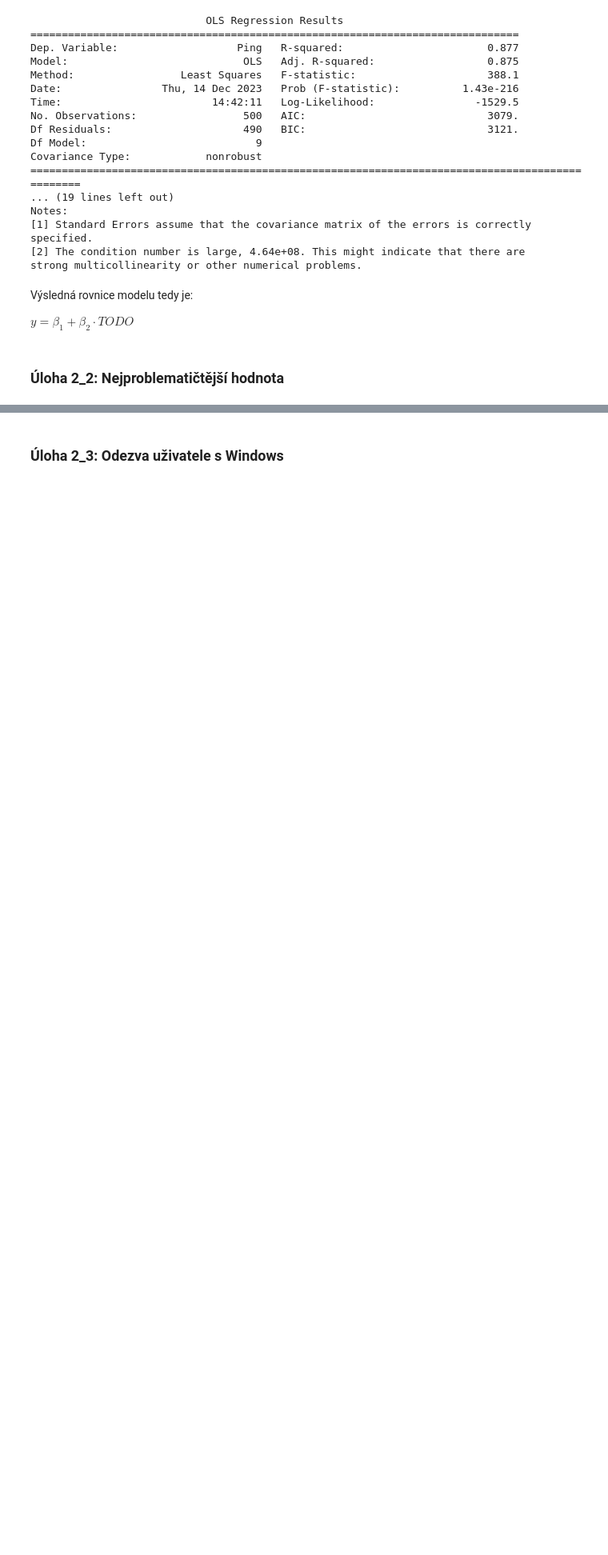
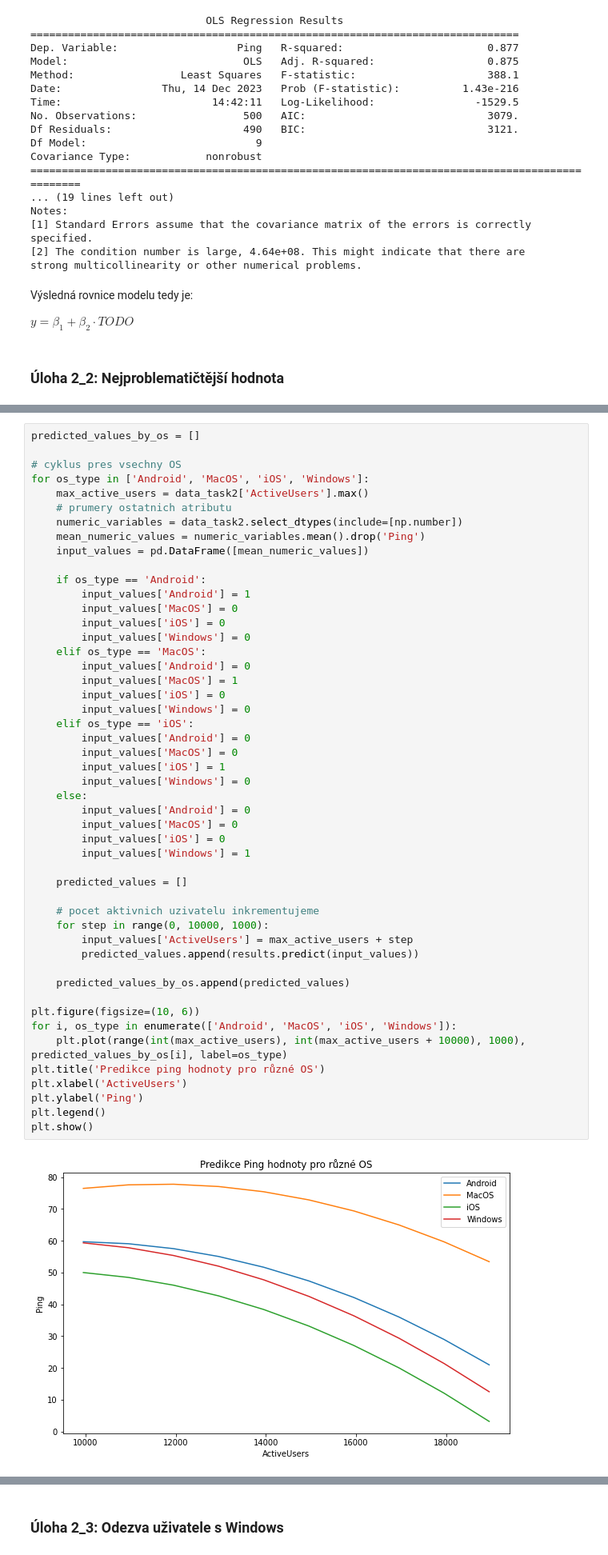
Before and after one commit to Filda99/FIT-MSP, a Jupyter notebook: Proj2/msp_proj2.ipynb, the cells around one changed output, grey strips where cells are left out. Shown at 80% size. Saved outputs shown, nothing was run; the diff lists cells and outputs as text; blank space fills up the shorter version.

```diff
--- a/Proj2/msp_proj2.ipynb
+++ b/Proj2/msp_proj2.ipynb
@@ -819,0 +837,51 @@ Ono totiž nejde pochopit jestli chtějí nejproblematičtější ping (tedy nej
+# %%
+predicted_values_by_os = []
+
+# cyklus pres vsechny OS
+for os_type in ['Android', 'MacOS', 'iOS', 'Windows']:
+    max_active_users = data_task2['ActiveUsers'].max()
+    # prumery ostatnich atributu
+    numeric_variables = data_task2.select_dtypes(include=[np.number])
+    mean_numeric_values = numeric_variables.mean().drop('Ping')
+    input_values = pd.DataFrame([mean_numeric_values])
+
+    if os_type == 'Android':
+        input_values['Android'] = 1
+        input_values['MacOS'] = 0
+        input_values['iOS'] = 0
+        input_values['Windows'] = 0
+    elif os_type == 'MacOS':
+        input_values['Android'] = 0
+        input_values['MacOS'] = 1
+        input_values['iOS'] = 0
+        input_values['Windows'] = 0
+    elif os_type == 'iOS':
+        input_values['Android'] = 0
+        input_values['MacOS'] = 0
+        input_values['iOS'] = 1
+        input_values['Windows'] = 0
+    else:
+        input_values['Android'] = 0
+        input_values['MacOS'] = 0
+        input_values['iOS'] = 0
+        input_values['Windows'] = 1
+
+    predicted_values = []
+
+    # pocet aktivnich uzivatelu inkrementujeme
+    for step in range(0, 10000, 1000):
+        input_values['ActiveUsers'] = max_active_users + step
+        predicted_values.append(results.predict(input_values))
+
+    predicted_values_by_os.append(predicted_values)
+
+plt.figure(figsize=(10, 6))
+for i, os_type in enumerate(['Android', 'MacOS', 'iOS', 'Windows']):
+    plt.plot(range(int(max_active_users), int(max_active_users + 10000), 1000), predicted_values_by_os[i], label=os_type)
+plt.title('Predikce ping hodnoty pro různé OS')
+plt.xlabel('ActiveUsers')
+plt.ylabel('Ping')
+plt.legend()
+plt.show()
+# %% [output]
+[figure, added]
```
Also changed, not shown: parts of 9 cells of this notebook.
